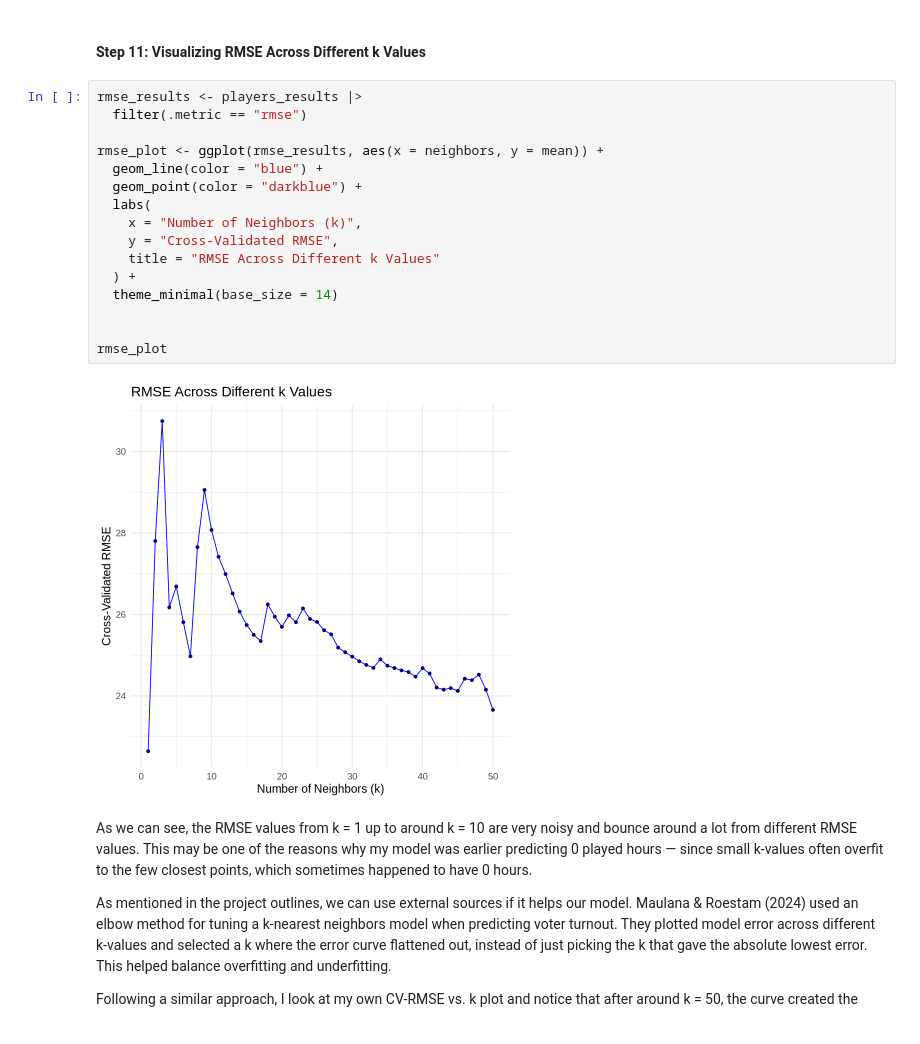
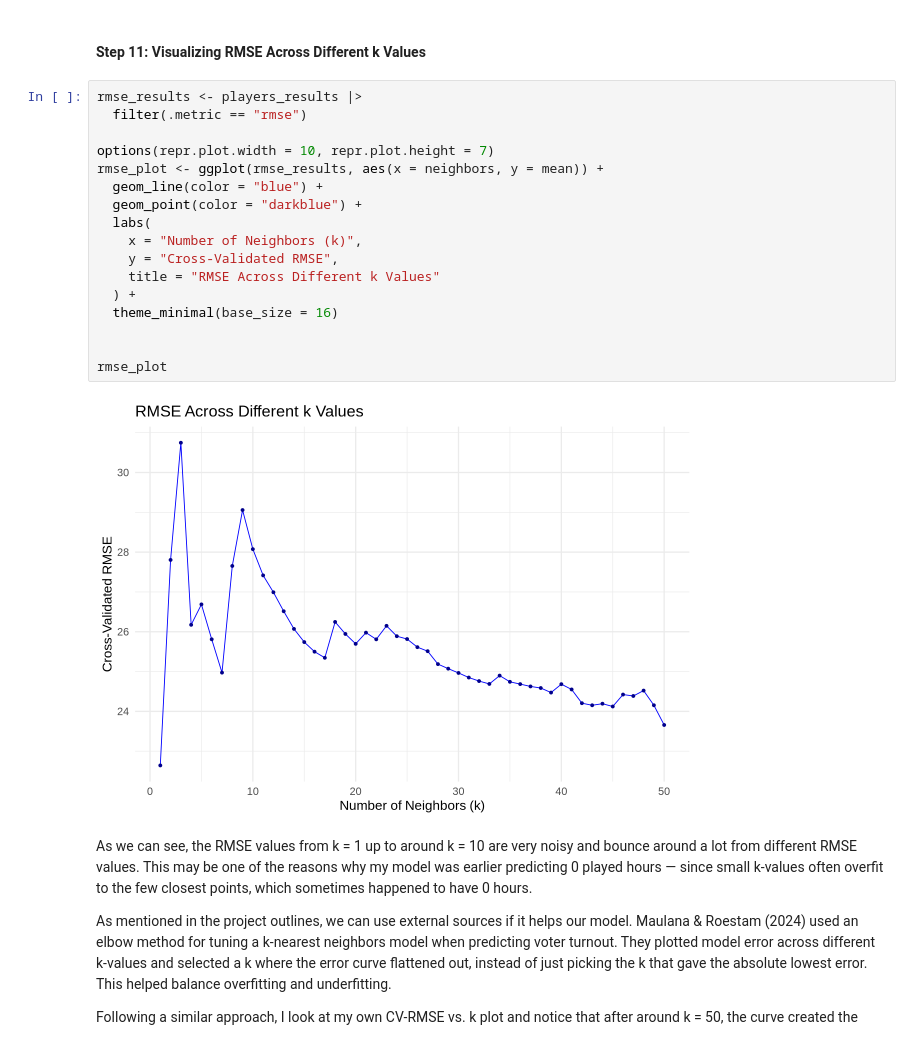
Before and after one commit to anroopchandi/datasci_project, a Jupyter notebook: Project-Notebook.ipynb, the cells around one changed output. Saved outputs shown, nothing was run; the diff lists cells and outputs as text.

```diff
--- a/Project-Notebook.ipynb
+++ b/Project-Notebook.ipynb
@@ -344,21 +348,22 @@ To better understand why k=1 came up as the best choice, I will now look at and
 # %%
 rmse_results <- players_results |>
   filter(.metric == "rmse")
 
+options(repr.plot.width = 10, repr.plot.height = 7)
 rmse_plot <- ggplot(rmse_results, aes(x = neighbors, y = mean)) +
   geom_line(color = "blue") +
   geom_point(color = "darkblue") +
   labs(
     x = "Number of Neighbors (k)",
     y = "Cross-Validated RMSE",
     title = "RMSE Across Different k Values"
   ) +
-  theme_minimal(base_size = 14)
+  theme_minimal(base_size = 16)
 
 
 rmse_plot
 # %% [output]
-[figure, old version]
+[figure, new version]
 # %% [markdown]
 As we can see, the RMSE values from k = 1 up to around k = 10 are very noisy and bounce around a lot from different RMSE values. This may be one of the reasons why my model was earlier predicting 0 played hours — since small k-values often overfit to the few closest points, which sometimes happened to have 0 hours.
 
```
Also changed, not shown: parts of 12 cells of this notebook.
